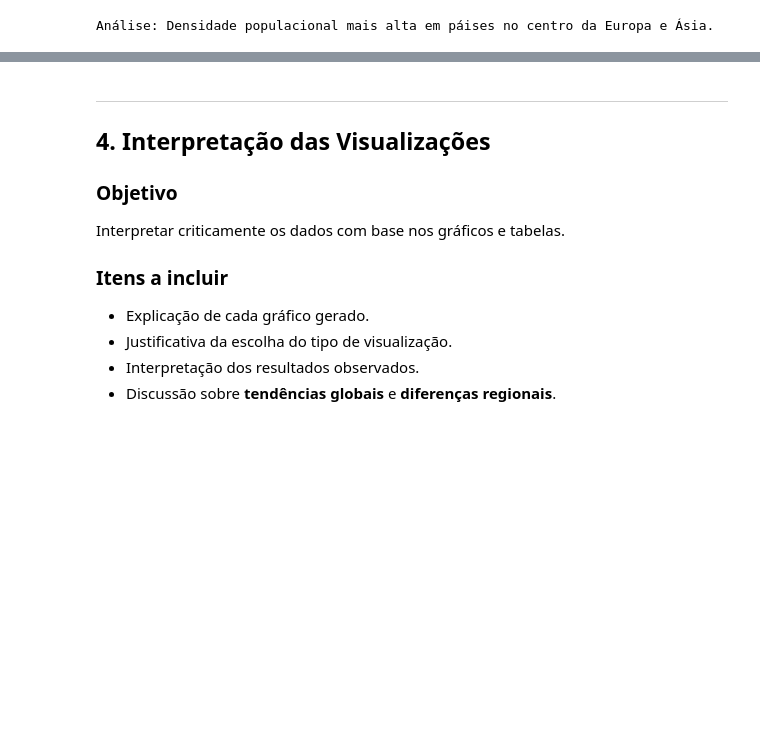
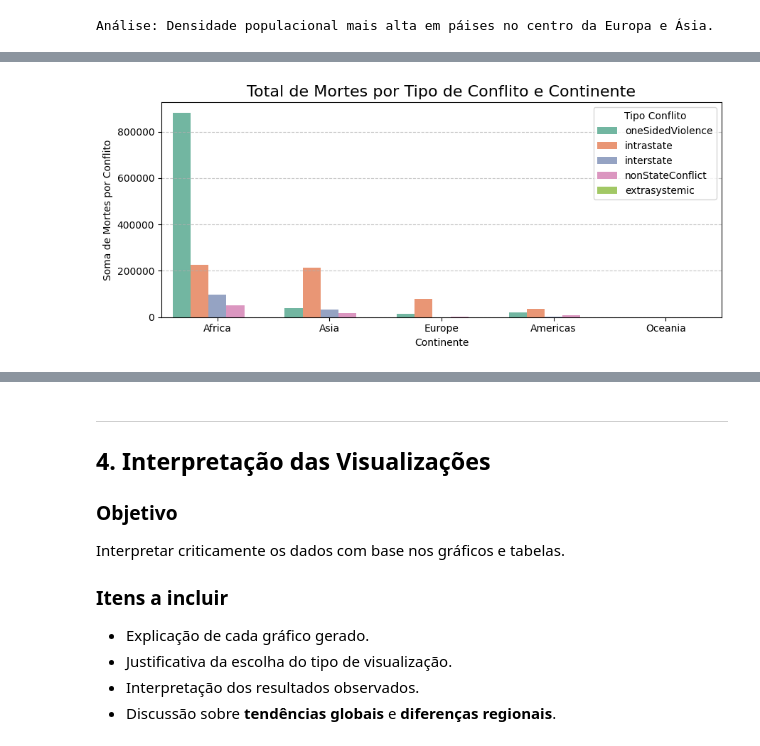
Before and after one commit to brunobgcardoso/avaliacao-python-ciencia-dados, a Jupyter notebook: src/Projeto.ipynb, the cells around one changed output, grey strips where cells are left out. Cells and saved outputs as stored; diff of their text form; code cells hidden in the pictures; blank space fills up the shorter version.

```diff
--- a/src/Projeto.ipynb
+++ b/src/Projeto.ipynb
@@ -2141,0 +2291,26 @@ Análise: Densidade populacional mais alta em páises no centro da Europa e Ási
+# %%
+# Tratar dados para calcular quantidade de conflitos por continente, segregando por tipos de conflitos
+
+# Selecionar colunas relacionados a violencia e conflitos
+tipos_conflito = ['oneSidedViolence', 'nonStateConflict', 'intrastate', 'interstate', 'extrasystemic']
+
+# Somar quantidade de conflitos por tipo e agrupando por continente
+df_conflito_tipos = df_confl_intervalo.groupby('continent')[tipos_conflito].sum().reset_index()
+
+# Transformando dataframe para novo formato
+df_conflito_melt = df_conflito_tipos.melt(id_vars='continent', var_name='Tipo Conflito', value_name='Total Mortes')
+
+# Grafico
+plot_bar(
+    data=df_conflito_melt.sort_values(by='Total Mortes', ascending=False),
+    x='continent',
+    y='Total Mortes',
+    titulo='Total de Mortes por Tipo de Conflito e Continente',
+    figsize=(9, 4),
+    label_x='Continente',
+    label_y='Soma de Mortes por Conflito',
+    hue='Tipo Conflito',
+    palette='Set2'
+)
+# %% [output]
+[figure, added]
```
Also changed, not shown: parts of 27 cells of this notebook.
